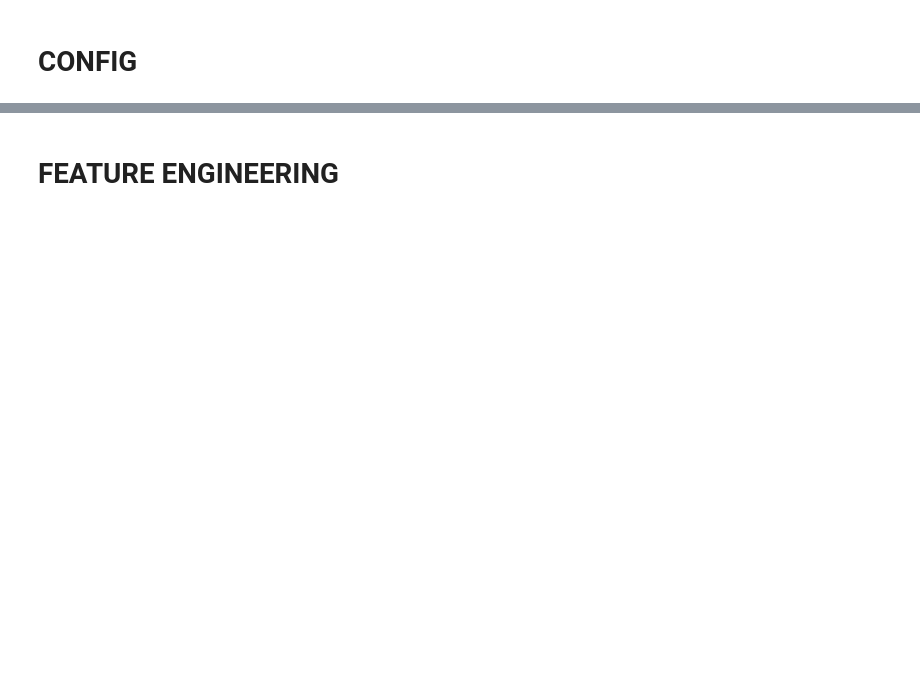
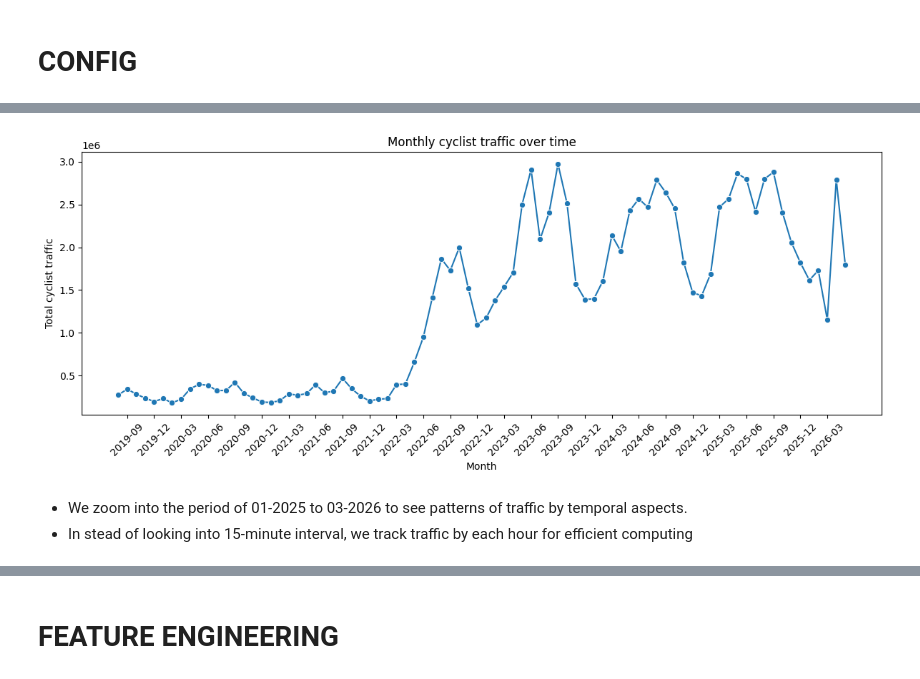
Before and after one commit to haleyen/mda_project, a Jupyter notebook: final_submission_group9/final_code.ipynb, the cells around one changed output, grey strips where cells are left out. Drawn from its saved outputs; the diff is of its cells as text; code cells hidden in the pictures; blank space fills up the shorter version.

```diff
--- a/final_submission_group9/final_code.ipynb
+++ b/final_submission_group9/final_code.ipynb
@@ -46,0 +200,10 @@ import mda_lib
+# %%
+traffic_columns=['site_id', 'direction', 'type', 'from', 'to', 'count']
+traffic_files = sorted(glob.glob(os.path.join(PATH_TRAFFIC, "data-20*.csv")))
+df_traffic = pd.concat([pd.read_csv(f, names=traffic_columns) for f in traffic_files], ignore_index=True)
+df_traffic[df_traffic["type"] == "FIETSERS"]
+
+print(df_traffic.shape)
+display(df_traffic.info())
+display(df_traffic.describe())
+display(df_traffic.head())
@@ -46,0 +241,14 @@ import mda_lib
+# %%
+df_traffic["from"] = pd.to_datetime(df_traffic["from"], errors="coerce")
+df_traffic["to"] = pd.to_datetime(df_traffic["to"], errors="coerce")
+df_traffic["count"] = pd.to_numeric(df_traffic["count"], errors="coerce")
+df_traffic["year"] = df_traffic["from"].dt.year
+df_traffic["month"] = df_traffic["from"].dt.month
+df_traffic["year_month"] = df_traffic["from"].dt.strftime("%Y-%m")
+df_traffic["date"] = df_traffic["from"].dt.date
+df_traffic["hour"] = df_traffic["from"].dt.hour
+df_traffic["datehour"] = (pd.to_datetime(df_traffic["from"].dt.strftime("%Y-%m-%d")) + pd.to_timedelta(df_traffic["from"].dt.hour, unit="h"))
+
+print('number of site:', df_traffic['site_id'].nunique())
+print('min date traffic:', df_traffic['to'].min(), ' max date traffic:', df_traffic['to'].min())
+df_traffic.head()
@@ -46,0 +287,22 @@ import mda_lib
+# %%
+monthly_traffic = (
+    df_traffic.groupby(["year_month"], as_index=False)["count"]
+    .sum()
+    .rename(columns={"count": "total_cyclist_traffic"})
+)
+plt.figure(figsize=(12, 5))
+sns.lineplot(data=monthly_traffic, x="year_month", y="total_cyclist_traffic", marker="o")
+plt.title("Monthly cyclist traffic over time")
+plt.xlabel("Month")
+plt.ylabel("Total cyclist traffic")
+
+xticks = monthly_traffic["year_month"].tolist()
+plt.xticks(ticks=range(1, len(xticks), 3), labels=[xticks[i] for i in range(1, len(xticks), 3)], rotation=45)
+plt.tight_layout()
+plt.savefig('monthly_traffic_by_year.png')
+plt.show()
+# %% [output]
+[figure, added]
+# %% [markdown]
+- We zoom into the period of 01-2025 to 03-2026 to see patterns of traffic by temporal aspects.
+- In stead of looking into 15-minute interval, we track traffic by each hour for efficient computing
```
Also changed, not shown: parts of 44 cells of this notebook.
